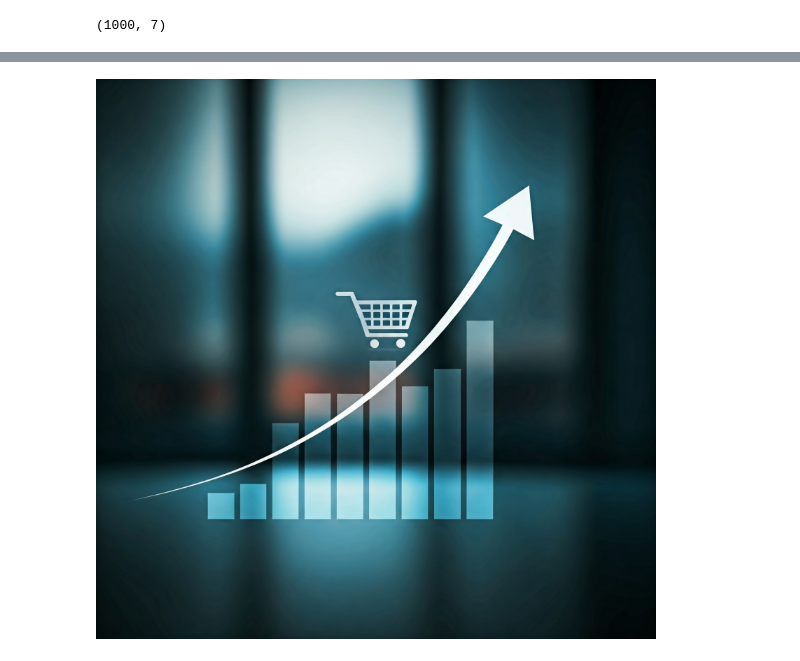
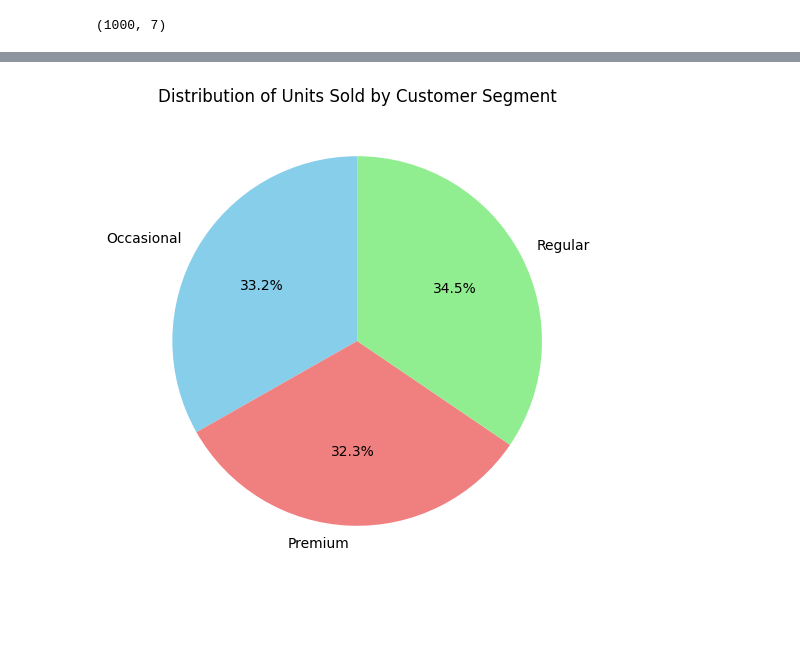
Before and after one commit to Praveenpadidapu/ML-Assignments, a Jupyter notebook: EDA.ipynb, the cells around one changed output, grey strips where cells are left out. Saved outputs shown, nothing was run; the diff lists cells and outputs as text; code cells hidden in the pictures; blank space fills up the shorter version.

```diff
--- a/EDA.ipynb
+++ b/EDA.ipynb
@@ -365,2 +144,10 @@ data1
-# %% [markdown]
-![Gemini_Generated_Image_r6b82er6b82er6b8 (2).jpg](embedded-picture-1)
+# %%
+import pandas as pd
+import matplotlib.pyplot as plt
+segment_units = data.groupby('Customer_Segment')['Units_Sold'].sum()
+plt.figure(figsize=(8, 6))
+plt.pie(segment_units, labels=segment_units.index, autopct='%1.1f%%', startangle=90, colors=['skyblue', 'lightcoral','lightgreen'])
+plt.title('Distribution of Units Sold by Customer Segment')
+plt.show()
+# %% [output]
+[figure, added]
```
Also changed, not shown: parts of 54 cells of this notebook.
